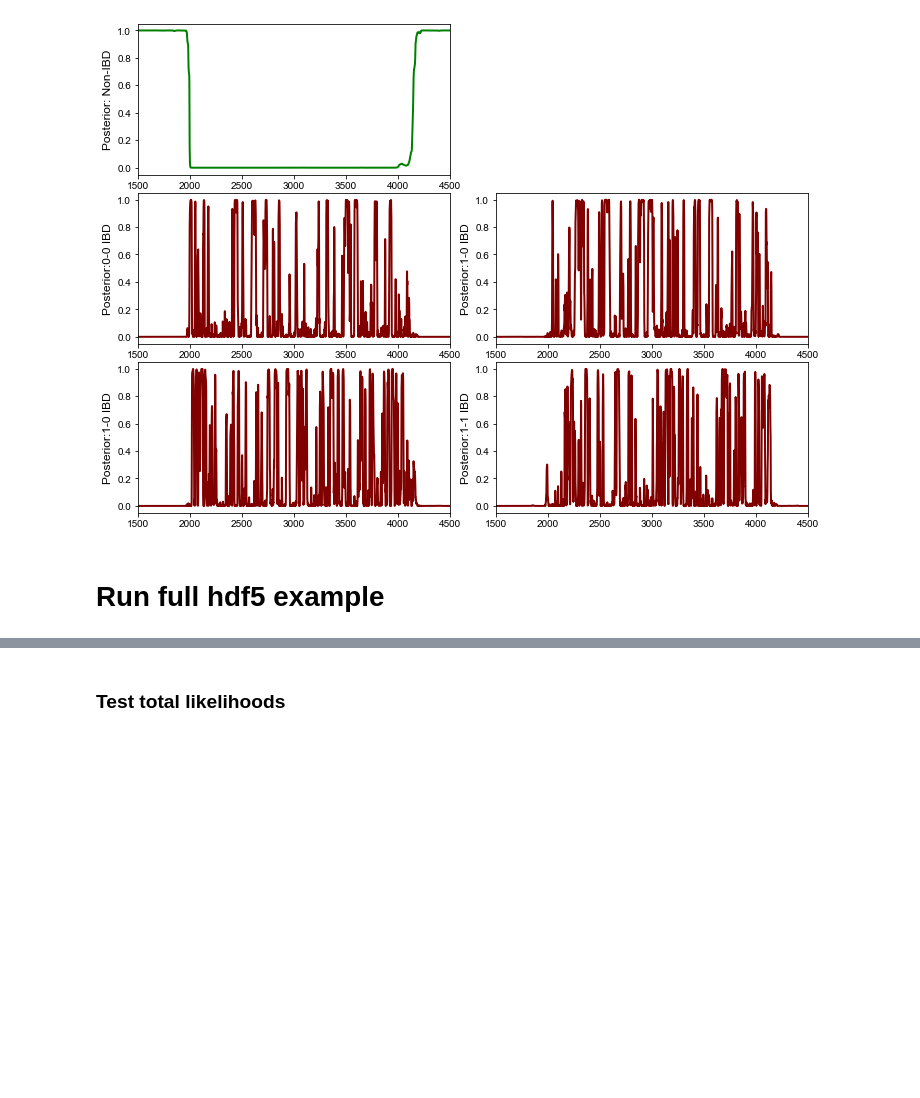
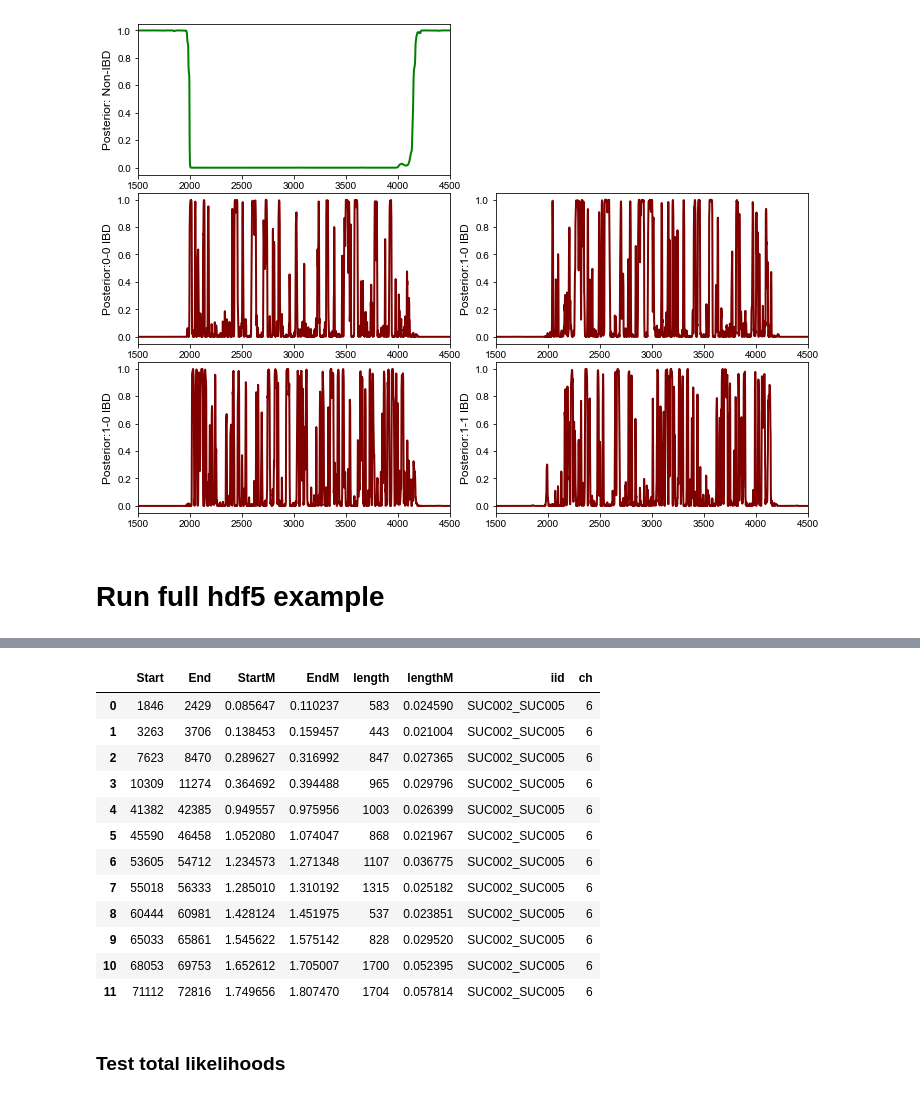
Before and after one commit to hringbauer/ancIBD, a Jupyter notebook: notebook/sandbox/run_full.ipynb, the cells around one changed output, grey strips where cells are left out. Saved outputs shown, nothing was run; the diff lists cells and outputs as text; code cells hidden in the pictures; blank space fills up the shorter version.

```diff
--- a/notebook/sandbox/run_full.ipynb
+++ b/notebook/sandbox/run_full.ipynb
@@ -92,3 +102,19 @@ plot_posterior_panel(post=post, savepath="",
+# %%
+df
+# %% [output]
+|  | Start | End | StartM | EndM | length | lengthM | iid | ch |
+| 0 | 1846 | 2429 | 0.085647 | 0.110237 | 583 | 0.024590 | SUC002_SUC005 | 6 |
+| 1 | 3263 | 3706 | 0.138453 | 0.159457 | 443 | 0.021004 | SUC002_SUC005 | 6 |
+| 2 | 7623 | 8470 | 0.289627 | 0.316992 | 847 | 0.027365 | SUC002_SUC005 | 6 |
+| 3 | 10309 | 11274 | 0.364692 | 0.394488 | 965 | 0.029796 | SUC002_SUC005 | 6 |
+| 4 | 41382 | 42385 | 0.949557 | 0.975956 | 1003 | 0.026399 | SUC002_SUC005 | 6 |
+| 5 | 45590 | 46458 | 1.052080 | 1.074047 | 868 | 0.021967 | SUC002_SUC005 | 6 |
+| 6 | 53605 | 54712 | 1.234573 | 1.271348 | 1107 | 0.036775 | SUC002_SUC005 | 6 |
+| 7 | 55018 | 56333 | 1.285010 | 1.310192 | 1315 | 0.025182 | SUC002_SUC005 | 6 |
+| 8 | 60444 | 60981 | 1.428124 | 1.451975 | 537 | 0.023851 | SUC002_SUC005 | 6 |
+| 9 | 65033 | 65861 | 1.545622 | 1.575142 | 828 | 0.029520 | SUC002_SUC005 | 6 |
+| 10 | 68053 | 69753 | 1.652612 | 1.705007 | 1700 | 0.052395 | SUC002_SUC005 | 6 |
+| 11 | 71112 | 72816 | 1.749656 | 1.807470 | 1704 | 0.057814 | SUC002_SUC005 | 6 |
 # %% [markdown]
 ### Test total likelihoods
 # %%
```
Also changed, not shown: parts of 10 cells of this notebook, 8 other files.
